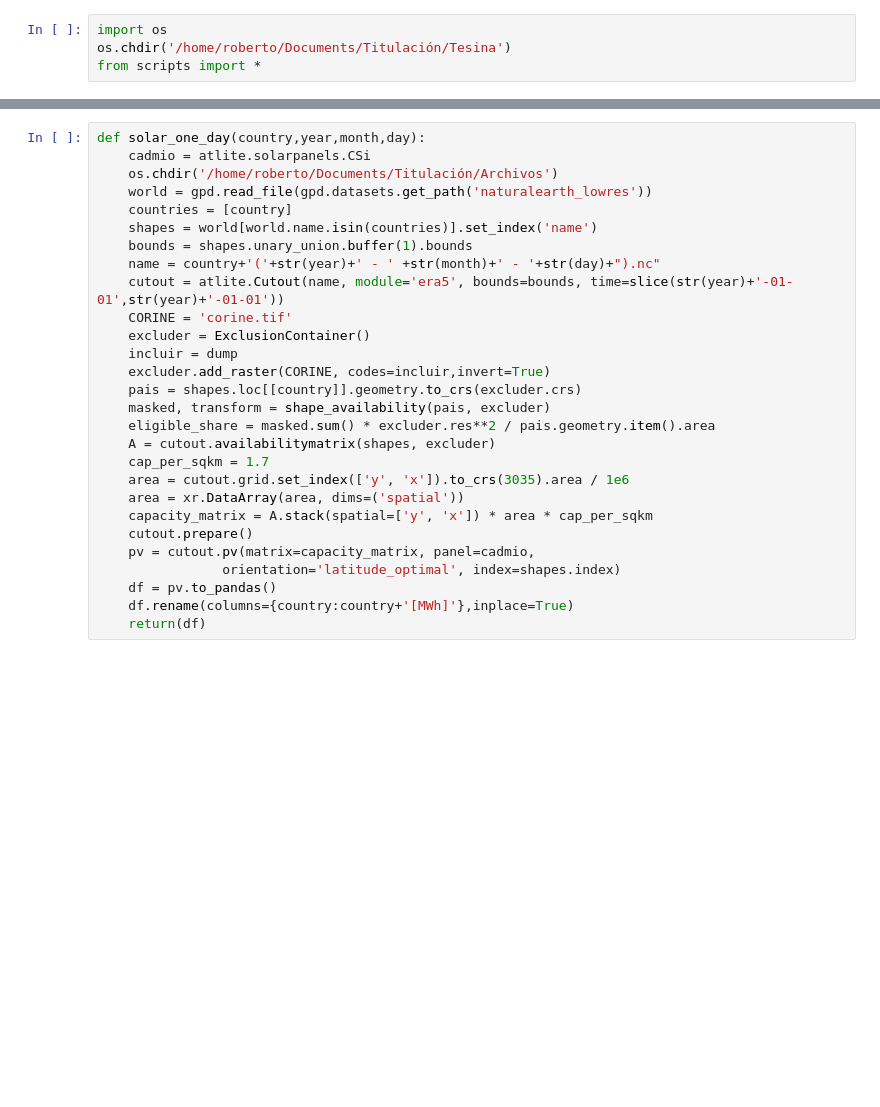
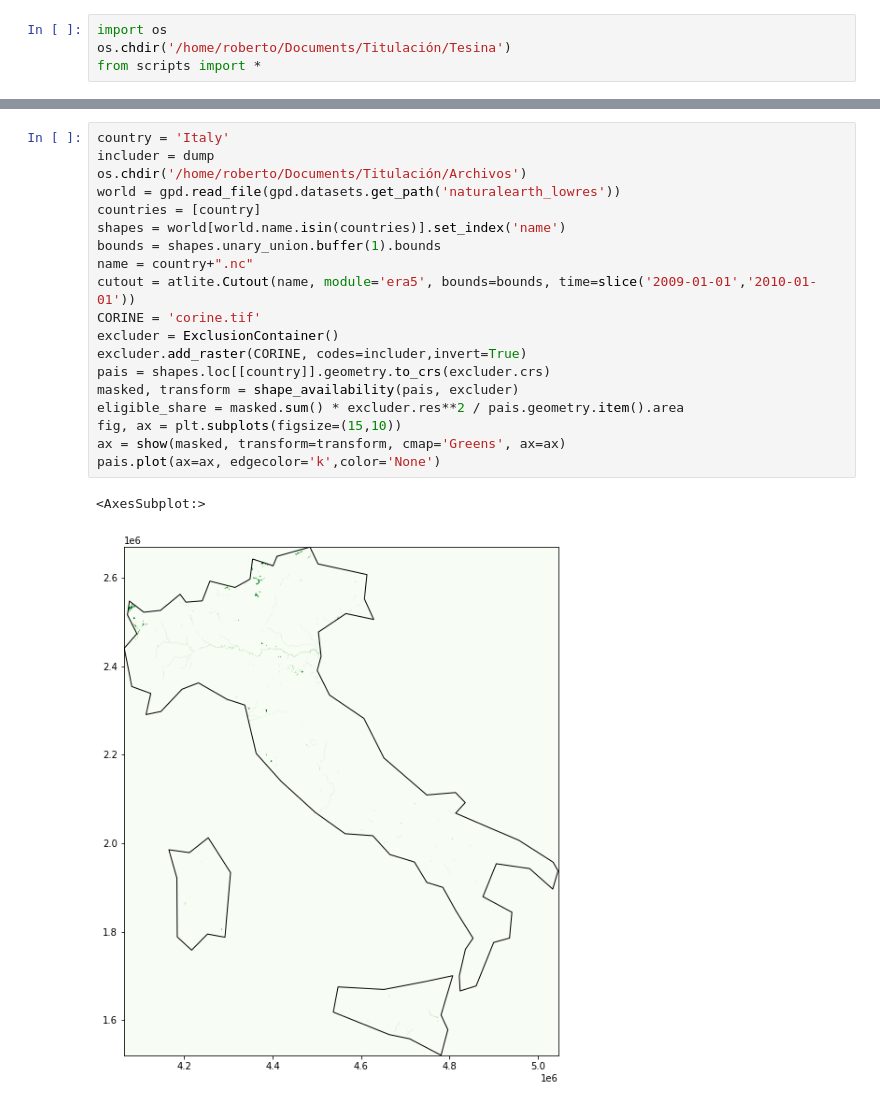
Before and after one commit to roberto-andrade22/PV_Parks_EU, a Jupyter notebook: Simulación.ipynb, the cells around one changed output, grey strips where cells are left out. Drawn from its saved outputs; the diff is of its cells as text; blank space fills up the shorter version.

```diff
--- a/Simulación.ipynb
+++ b/Simulación.ipynb
@@ -58,28 +46,22 @@ ventas_spain()
 # %%
-def solar_one_day(country,year,month,day):
-    cadmio = atlite.solarpanels.CSi
-    os.chdir('/home/roberto/Documents/Titulación/Archivos')
-    world = gpd.read_file(gpd.datasets.get_path('naturalearth_lowres'))
-    countries = [country]
-    shapes = world[world.name.isin(countries)].set_index('name')
-    bounds = shapes.unary_union.buffer(1).bounds
-    name = country+'('+str(year)+' - ' +str(month)+' - '+str(day)+").nc"
-    cutout = atlite.Cutout(name, module='era5', bounds=bounds, time=slice(str(year)+'-01-01',str(year)+'-01-01'))
-    CORINE = 'corine.tif'
-    excluder = ExclusionContainer()
-    incluir = dump
-    excluder.add_raster(CORINE, codes=incluir,invert=True)
-    pais = shapes.loc[[country]].geometry.to_crs(excluder.crs)
-    masked, transform = shape_availability(pais, excluder)
-    eligible_share = masked.sum() * excluder.res**2 / pais.geometry.item().area
-    A = cutout.availabilitymatrix(shapes, excluder)
-    cap_per_sqkm = 1.7
-    area = cutout.grid.set_index(['y', 'x']).to_crs(3035).area / 1e6
-    area = xr.DataArray(area, dims=('spatial'))
-    capacity_matrix = A.stack(spatial=['y', 'x']) * area * cap_per_sqkm
-    cutout.prepare()
-    pv = cutout.pv(matrix=capacity_matrix, panel=cadmio,
-                orientation='latitude_optimal', index=shapes.index)
-    df = pv.to_pandas()
-    df.rename(columns={country:country+'[MWh]'},inplace=True)
-    return(df)
+country = 'Italy'
+includer = dump
+os.chdir('/home/roberto/Documents/Titulación/Archivos')
+world = gpd.read_file(gpd.datasets.get_path('naturalearth_lowres'))
+countries = [country]
+shapes = world[world.name.isin(countries)].set_index('name')
+bounds = shapes.unary_union.buffer(1).bounds
+name = country+".nc"
+cutout = atlite.Cutout(name, module='era5', bounds=bounds, time=slice('2009-01-01','2010-01-01'))
+CORINE = 'corine.tif'
+excluder = ExclusionContainer()
+excluder.add_raster(CORINE, codes=includer,invert=True)
+pais = shapes.loc[[country]].geometry.to_crs(excluder.crs)
+masked, transform = shape_availability(pais, excluder)
+eligible_share = masked.sum() * excluder.res**2 / pais.geometry.item().area
+fig, ax = plt.subplots(figsize=(15,10))
+ax = show(masked, transform=transform, cmap='Greens', ax=ax)
+pais.plot(ax=ax, edgecolor='k',color='None')
+# %% [output]
+<AxesSubplot:>
+[figure, added]
```
Also changed, not shown: parts of 6 cells of this notebook, 2 other files.
